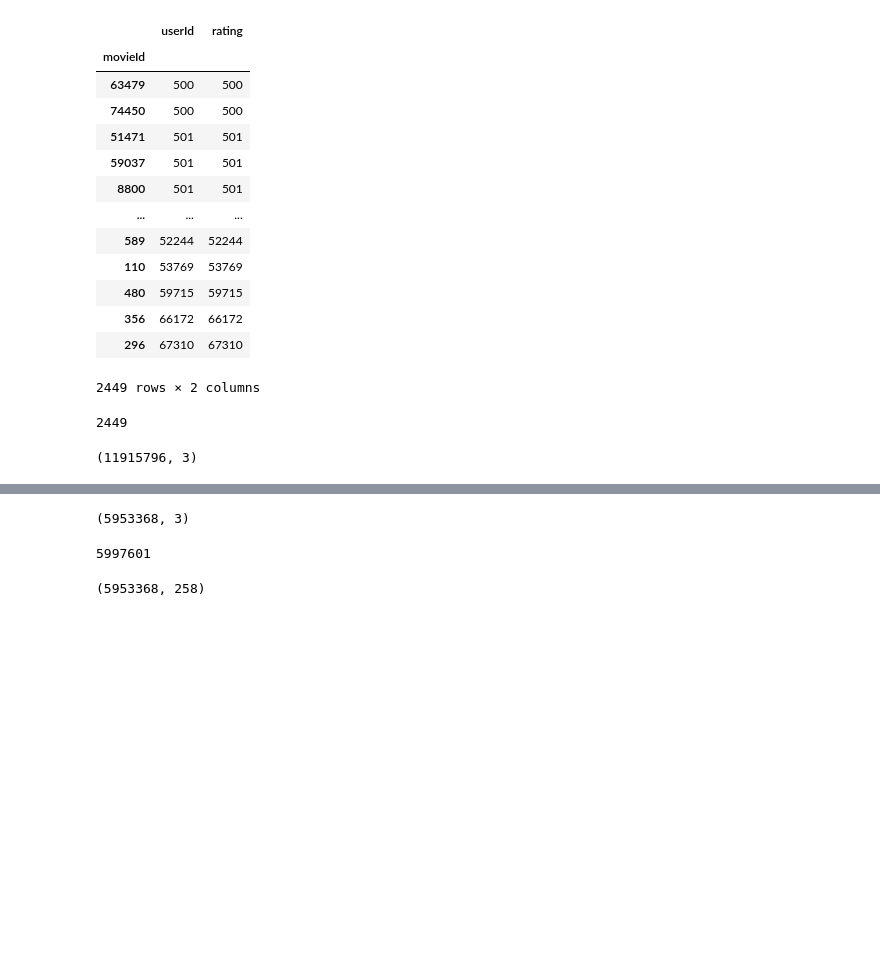
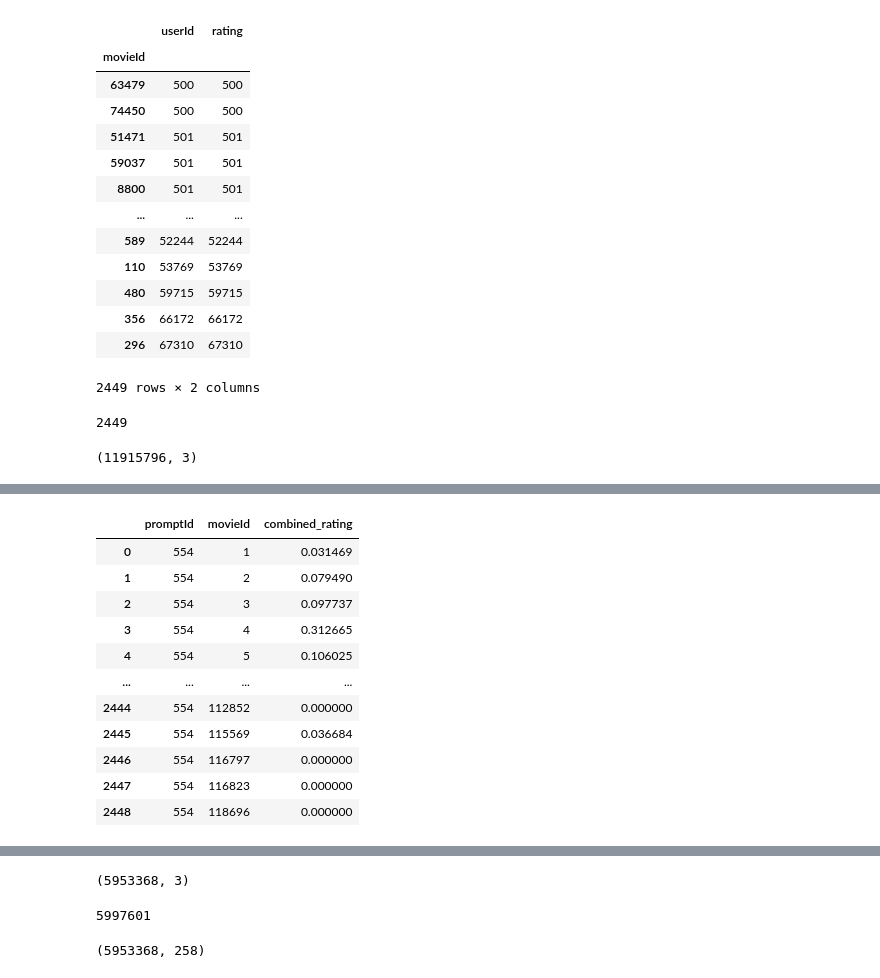
Before and after one commit to AeroPhilipp/movie_recommendation, a Jupyter notebook: notebooks/Movielens_NN_BERT_philipp.ipynb, the cells around one changed output, grey strips where cells are left out. Saved outputs shown, nothing was run; the diff lists cells and outputs as text; code cells hidden in the pictures; blank space fills up the shorter version.

```diff
--- a/notebooks/Movielens_NN_BERT_philipp.ipynb
+++ b/notebooks/Movielens_NN_BERT_philipp.ipynb
@@ -29,0 +54,4 @@ ML_df = pd.read_csv('/content/gdrive/MyDrive/raw_data/MovieLens_20M/rating.csv')
+# %%
+# on local
+ML_df = pd.read_csv('../raw_data/MovieLens_20M/rating.csv')
+ML_df.head()
@@ -90,0 +242,78 @@ for m_id in movies_keep:
+# %%
+## VERSION IMPROVEMENT 3
+# fans sind die user die den film A mit 4 oder 5 bewertet haben
+# bei der anzahl der wie oft ein film B geschaut wurde wird nur das die veränderung in den anteilen angeschaut:
+# ###also von wie viel prozent der film B von den A fans angeschaut wurde im vergleich zu von wie viel prozent von allen usern der film B angeschaut wurde
+# ### da ersters durch zweiteres geteilt wird:
+# ### wenn ein film B von 100 der fans geschaut wurde aber nur von 25% aller user ist das ein faktor 4
+# das ganze wird mit dem durchschnittsrating multipliziert die die fans einem film B gegeben haben
+
+input_df = pd.DataFrame(columns =['promptId', 'movieId', 'combined_rating'])
+
+# calculate total number of users
+total_number_of_users = len(user_df_fil['userId'].unique())
+#print('total number of users:', total_number_of_users)
+# for loop mit m_id einmal durch alle movies
+for m_id in movies_keep:
+    #m_id = 554
+    # create movie_search df with all users who rated the movie with m_id
+    movie_search = user_df_fil[user_df_fil['movieId'] == m_id]
+    #print (movie_search)
+    # create movie_search_users df with all users who rated the movie with m_id with a rating of 4 or 5
+    movie_search_fans = movie_search[movie_search['rating'] >= 4]
+    #print(movie_search_fans)
+
+    # just keep the userIds
+    fans = movie_search_fans['userId']
+    #print(fans)
+    # count the number of 'fans' of the movie
+    number_of_fans = len(fans) #added by philipp
+    #print('number of fans:', number_of_fans)
+    # calculate share of watchers of B Movie by all users
+    share_of_Bwatchers = user_df_fil.groupby('movieId', as_index=False).agg({'userId': 'count'})
+    share_of_Bwatchers['userId'] = share_of_Bwatchers['userId'] / total_number_of_users
+    share_of_Bwatchers = share_of_Bwatchers.rename(columns={'userId': 'total_share'})
+    share_of_Bwatchers.sort_values(by='total_share', ascending=False)
+
+
+
+    # calculate mean fan rating of B Movies
+
+    fan_ratings = user_df_fil[user_df_fil['userId'].isin(fans)].groupby('movieId', as_index=False).agg({'rating': 'sum'})
+    #print (fan_ratings)
+    fan_ratings['rating'] = fan_ratings['rating'] / number_of_fans # added by philipp
+    fan_ratings.sort_values(by='rating', ascending=False)
+
+    # merge share of Bwatchers and fan_ratings
+    share_of_Bwatchers_merged = pd.merge(share_of_Bwatchers, fan_ratings, on='movieId', how='left')
+    share_of_Bwatchers_merged['rating'] = share_of_Bwatchers_merged['rating'].fillna(0)
+    share_of_Bwatchers_merged['combined_rating']= share_of_Bwatchers_merged['rating']/share_of_Bwatchers_merged['total_share']
+
+    share_of_Bwatchers_merged['title']=share_of_Bwatchers_merged['movieId'].map(movies_df.set_index('movieId')['title'])
+    # set the combinded value of the movie itself to the one of the most similar
+    share_of_Bwatchers_merged.loc[share_of_Bwatchers_merged['movieId'] == m_id, 'combined_rating'] = 0
+    share_of_Bwatchers_merged.loc[share_of_Bwatchers_merged['movieId'] == m_id, 'combined_rating'] = share_of_Bwatchers_merged['combined_rating'].max() + 10
+    # scale minmax
+    share_of_Bwatchers_merged['combined_rating'] = (share_of_Bwatchers_merged['combined_rating'] - 0) / (share_of_Bwatchers_merged['combined_rating'].max() - 0)
+    share_of_Bwatchers_merged.sort_values(by='combined_rating', ascending=False)
+
+
+    prompt_ids = pd.DataFrame(np.full((len(share_of_Bwatchers_merged['movieId']),),m_id),columns=['promptId'])
+    save_two_columns = share_of_Bwatchers_merged[['movieId','combined_rating']]
+    movie_search_input = pd.concat([prompt_ids,save_two_columns], axis=1)
+    input_df = pd.concat([input_df,movie_search_input])
+
+input_df
+# %% [output]
+|  | promptId | movieId | combined_rating |
+| 0 | 554 | 1 | 0.031469 |
+| 1 | 554 | 2 | 0.079490 |
+| 2 | 554 | 3 | 0.097737 |
+| 3 | 554 | 4 | 0.312665 |
+| 4 | 554 | 5 | 0.106025 |
+| ... | ... | ... | ... |
+| 2444 | 554 | 112852 | 0.000000 |
+| 2445 | 554 | 115569 | 0.036684 |
+| 2446 | 554 | 116797 | 0.000000 |
+| 2447 | 554 | 116823 | 0.000000 |
+| 2448 | 554 | 118696 | 0.000000 |
```
Also changed, not shown: parts of 22 cells of this notebook, 5 other files.
